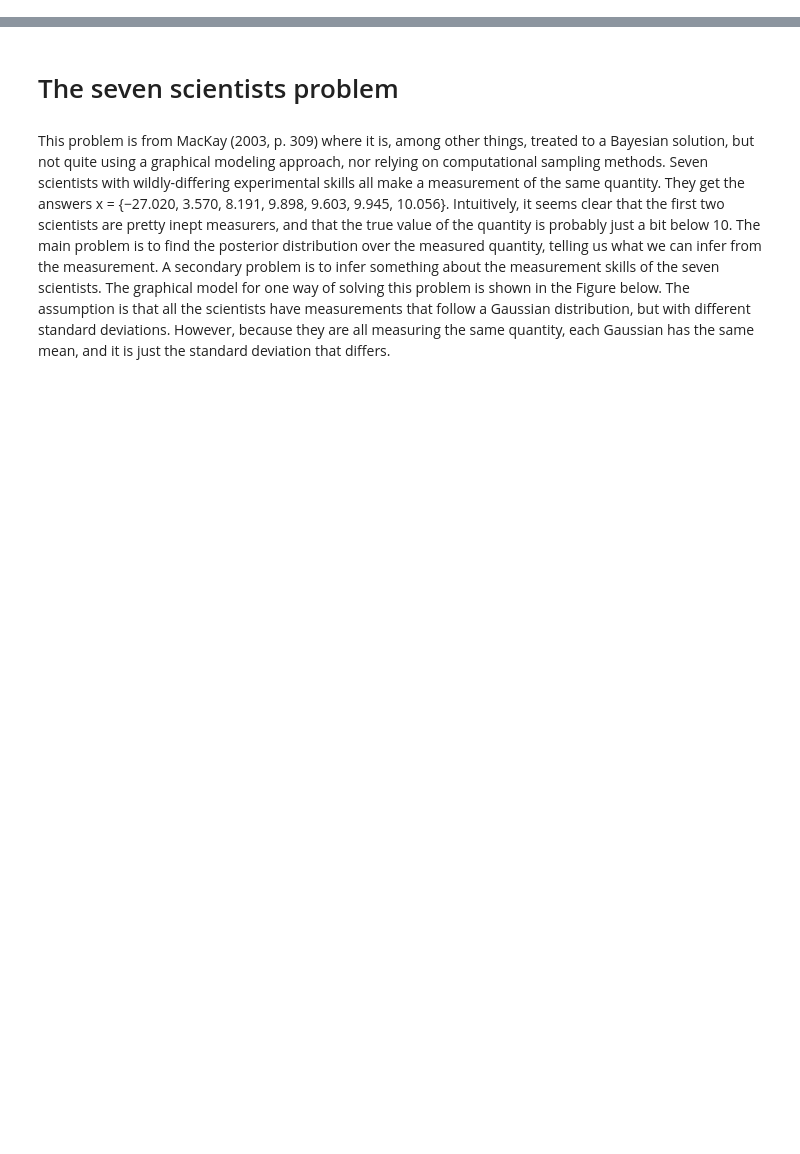
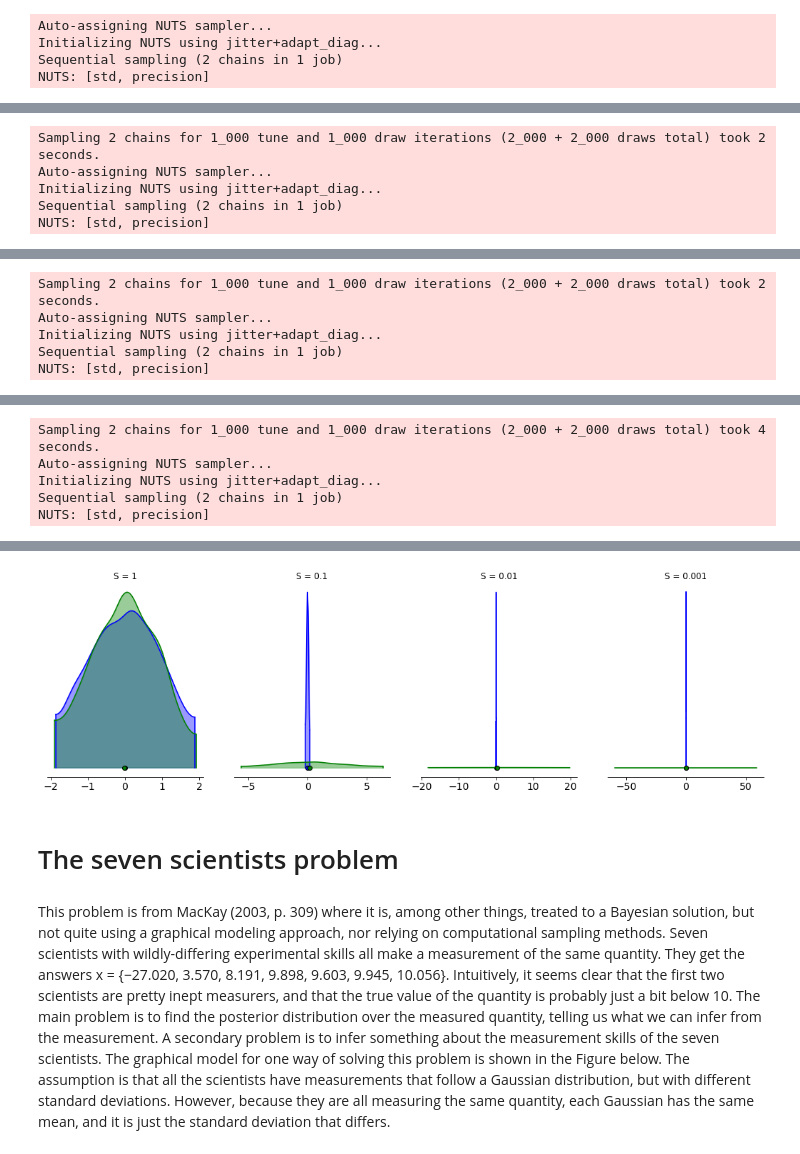
Before and after one commit to LegrandNico/CognitiveModeling, a Jupyter notebook: notebooks/3-Exercises.ipynb, the cells around one changed output, grey strips where cells are left out. Drawn from its saved outputs; the diff is of its cells as text; code cells hidden in the pictures; blank space fills up the shorter version.

```diff
--- a/notebooks/3-Exercises.ipynb
+++ b/notebooks/3-Exercises.ipynb
@@ -7,0 +21,17 @@ from pymc3 import math
+# %%
+fig, axs = plt.subplots(ncols=4, figsize=(18, 5))
+for i, s in enumerate([1, 0.1, 0.01, 0.001]):
+
+    with pm.Model():
+        precision = pm.Normal("precision", mu=0., tau=s)
+        std = pm.Normal("std", mu=0., sigma=s)
+        trace = pm.sample(return_inferencedata=True)
+
+    az.plot_density(trace, var_names=['std'], shade=.4, colors='b', ax=axs[i])
+    az.plot_density(trace, var_names=['precision'], shade=.4, colors='g', ax=axs[i])
+    axs[i].set_title(f'S = {s}')
+# %% [output]
+Auto-assigning NUTS sampler...
+Initializing NUTS using jitter+adapt_diag...
+Sequential sampling (2 chains in 1 job)
+NUTS: [std, precision]
@@ -7,0 +40,5 @@ from pymc3 import math
+Sampling 2 chains for 1_000 tune and 1_000 draw iterations (2_000 + 2_000 draws total) took 2 seconds.
+Auto-assigning NUTS sampler...
+Initializing NUTS using jitter+adapt_diag...
+Sequential sampling (2 chains in 1 job)
+NUTS: [std, precision]
@@ -7,0 +47,5 @@ from pymc3 import math
+Sampling 2 chains for 1_000 tune and 1_000 draw iterations (2_000 + 2_000 draws total) took 2 seconds.
+Auto-assigning NUTS sampler...
+Initializing NUTS using jitter+adapt_diag...
+Sequential sampling (2 chains in 1 job)
+NUTS: [std, precision]
@@ -7,0 +54,5 @@ from pymc3 import math
+Sampling 2 chains for 1_000 tune and 1_000 draw iterations (2_000 + 2_000 draws total) took 4 seconds.
+Auto-assigning NUTS sampler...
+Initializing NUTS using jitter+adapt_diag...
+Sequential sampling (2 chains in 1 job)
+NUTS: [std, precision]
@@ -8,3 +62,4 @@ from pymc3 import math
+[figure, added]
 # %% [markdown]
 # The seven scientists problem
 # %% [markdown]
```
Also changed, not shown: parts of 7 cells of this notebook, 5 other files.
